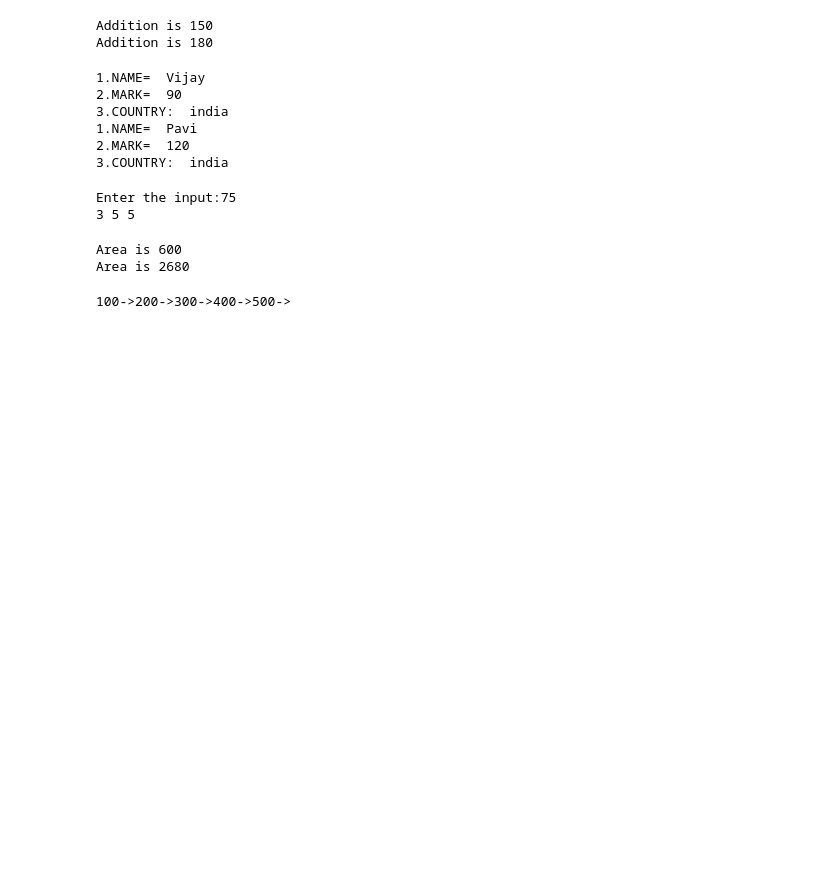
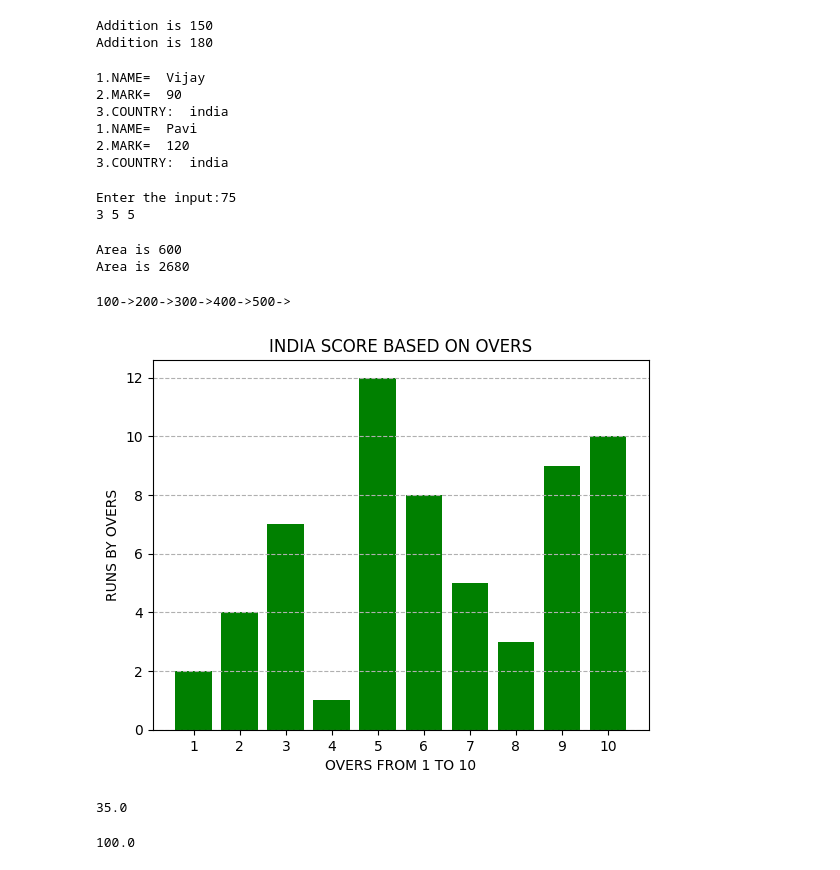
Before and after one commit to KAIRAMKONDACHARANTEJA/Python-Crt, a Jupyter notebook: Python.ipynb, the cells around one changed output. Cells and saved outputs as stored; diff of their text form; code cells hidden in the pictures; blank space fills up the shorter version.

```diff
--- a/Python.ipynb
+++ b/Python.ipynb
@@ -571,0 +631,34 @@ l.display()
+# %%
+#NUMPY PROBLEMS
+import numpy as np
+import matplotlib.pyplot as plt
+
+overs = np.arange(1, 11)
+scores = [2, 4, 7, 1, 12, 8, 5, 3, 9, 10]
+
+plt.bar(overs, scores, color="green")
+
+plt.title("INDIA SCORE BASED ON OVERS")
+plt.xlabel("OVERS FROM 1 TO 10")
+plt.ylabel("RUNS BY OVERS")
+
+plt.xticks(overs)
+plt.grid(axis="y", linestyle="--")
+
+plt.show()
+# %% [output]
+[figure, added]
+# %%
+import numpy as np
+a=[10,20,30,40,50,60]
+res=np.percentile(a,50)
+print(res)
+# %% [output]
+35.0
+# %%
+from scipy import stats
+a=[10,20,30,40,60]
+res=stats.percentileofscore(a,60)
+print(res)
+# %% [output]
+100.0
```
Also changed, not shown: parts of 17 cells of this notebook.
